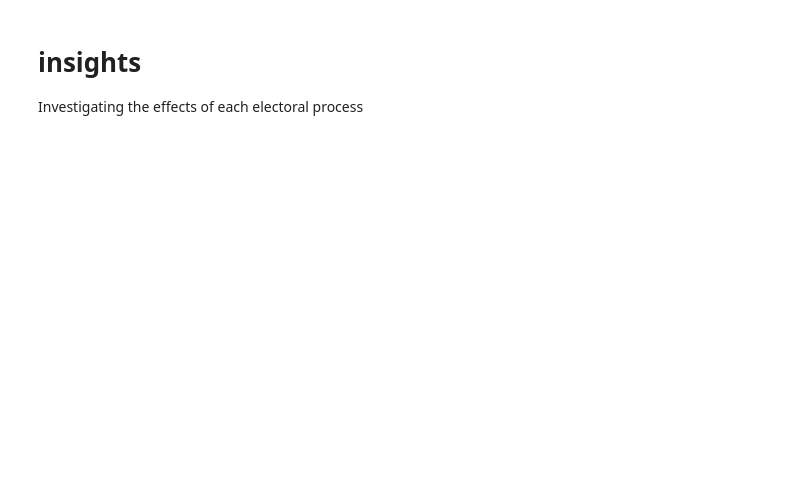
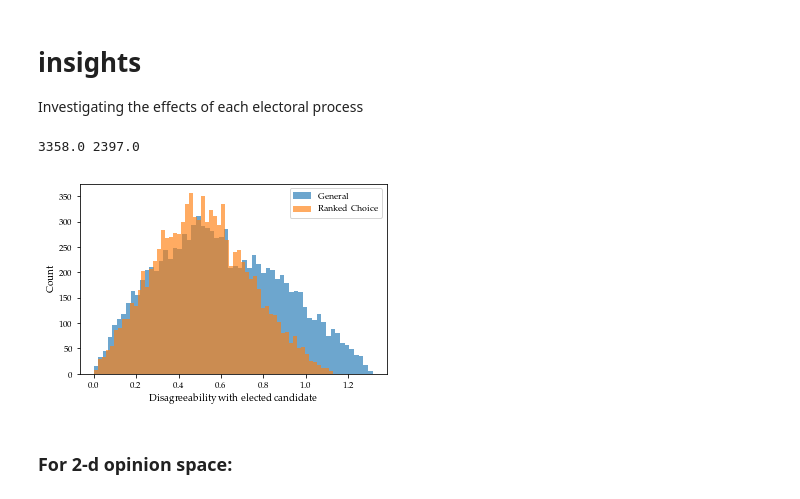
Before and after one commit to danielberenberg/modeling-cplx-sys, a Jupyter notebook: final_project/src/insights.ipynb, the cells around one changed output. Cells and saved outputs as stored; diff of their text form; code cells hidden in the pictures; blank space fills up the shorter version.

```diff
--- a/final_project/src/insights.ipynb
+++ b/final_project/src/insights.ipynb
@@ -10,0 +12,25 @@ ep.choose_candidates?
+# %%
+ep.Voter.reset_ids()
+population = ep._get_voters("ElectoralProcesses/",n_voters=10000,n_opinions=2, population_num=1)
+nominees   = ep.choose_candidates(population, 2, 10)
+# %%
+elected_gen = ep.general_election(population, nominees)
+elected_rc  = ep.ranked_choice_voting(population, nominees)
+print(elected_gen.id, elected_rc.id)
+# %% [output]
+3358.0 2397.0
+# %%
+happiness_gen = ep.calculate_happiness(population, elected_gen)
+happiness_rc  = ep.calculate_happiness(population, elected_rc)
+# %%
+plt.hist(happiness_gen, label="General", bins=60,alpha=0.65,fill='stepfill')
+plt.hist(happiness_rc, label="Ranked Choice",bins=60,alpha=0.65,fill='stepfill')
+plt.legend()
+plt.ylabel("Count")
+plt.xlabel("Disagreeability with elected candidate")
+plt.savefig("figs/rc-gen_disaggreability_distrib.pdf")
+plt.show()
+# %% [output]
+[figure, added]
+# %% [markdown]
+### For 2-d opinion space:
```
Also changed, not shown: parts of 14 cells of this notebook, 4 other files.
